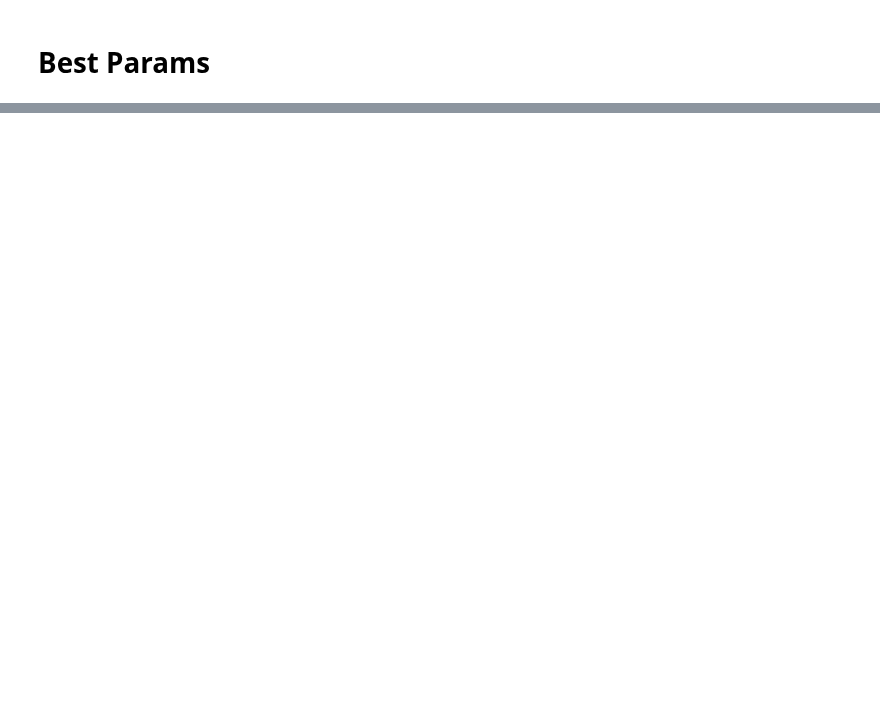
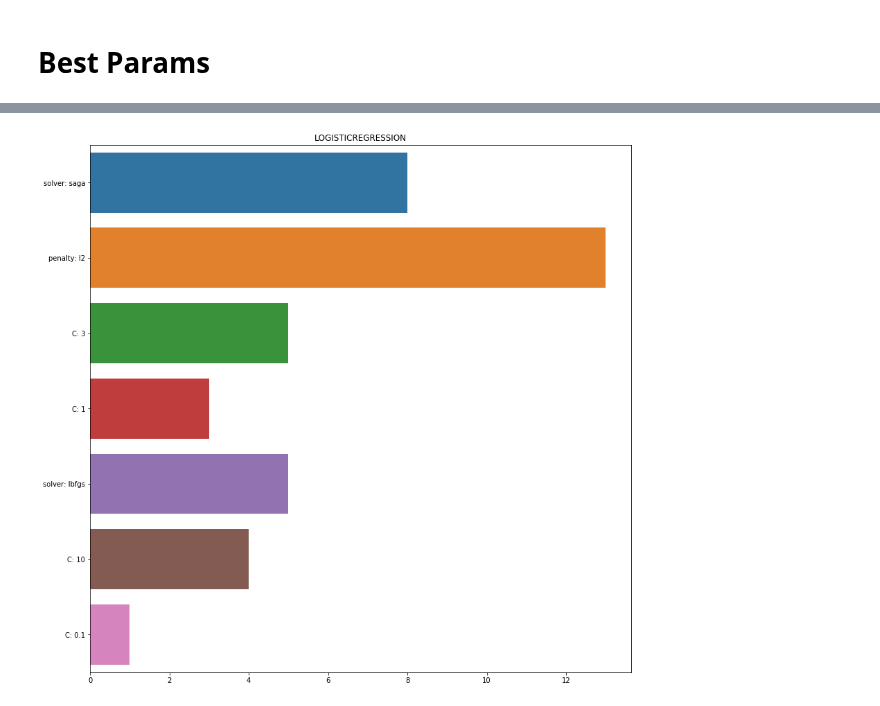
Before and after one commit to datapointchris/reddit-nlp, a Jupyter notebook: DS_analyze_model_comparison_reports.ipynb, the cells around one changed output, grey strips where cells are left out. Saved outputs shown, nothing was run; the diff lists cells and outputs as text; code cells hidden in the pictures; blank space fills up the shorter version.

```diff
--- a/DS_analyze_model_comparison_reports.ipynb
+++ b/DS_analyze_model_comparison_reports.ipynb
@@ -199,0 +222,4 @@ pprint(key_counter)
+# %%
+best_params_plot('logisticregression')
+# %% [output]
+[figure, added]
```
Also changed, not shown: parts of 18 cells of this notebook.
